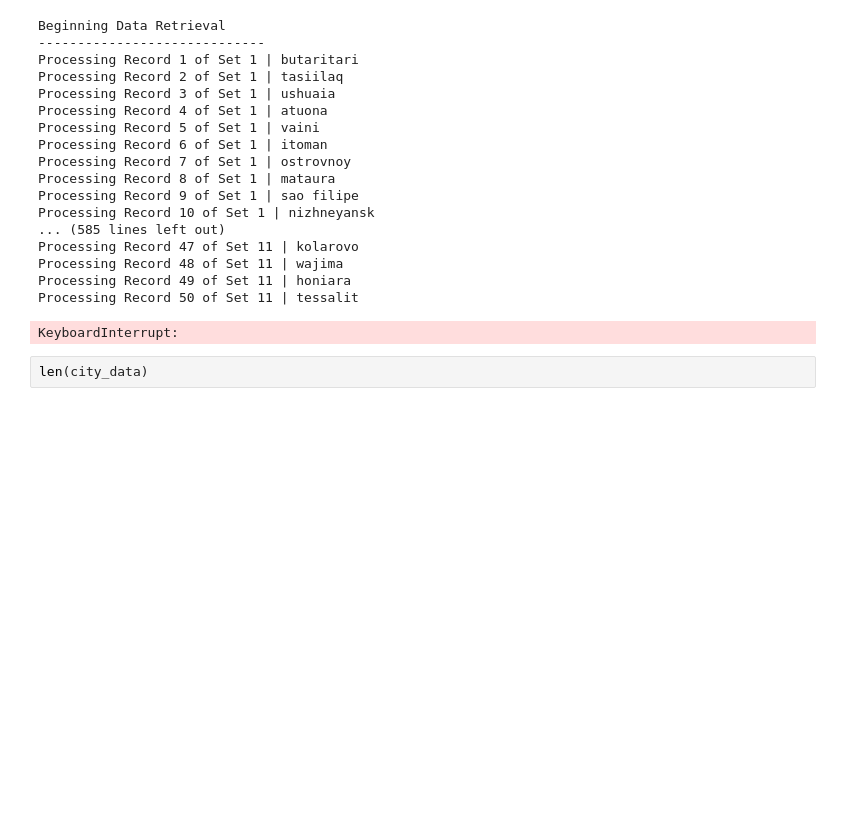
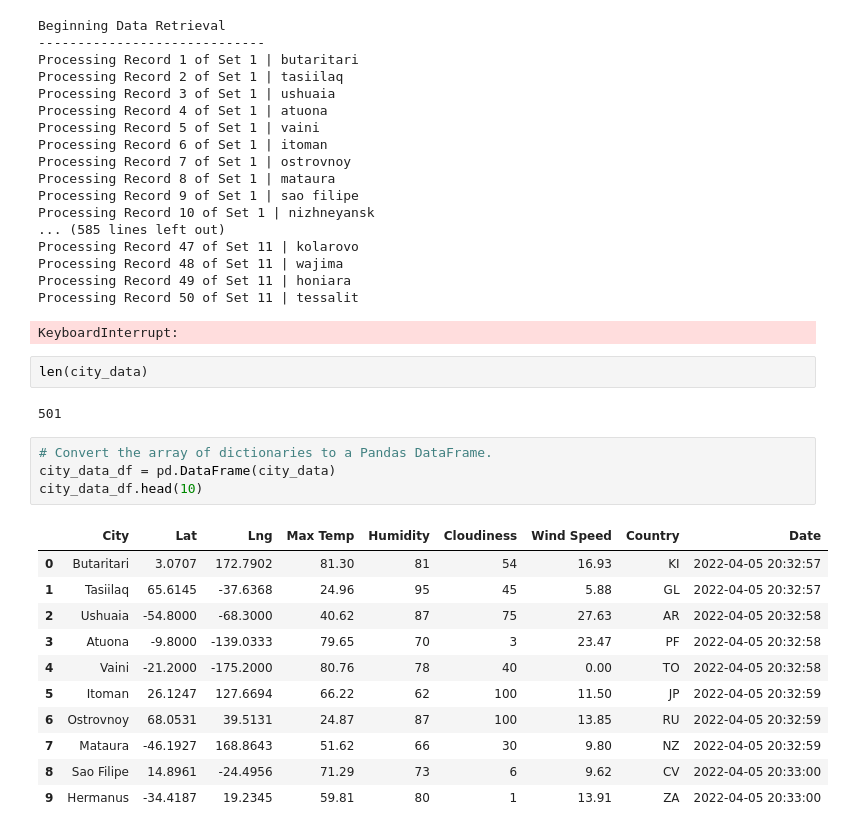
Before and after one commit to ericng921/World_Weather_Analysis, a Jupyter notebook: WeatherPy.ipynb, the cells around one changed output. Cells and saved outputs as stored; diff of their text form; blank space fills up the shorter version.

```diff
--- a/WeatherPy.ipynb
+++ b/WeatherPy.ipynb
@@ -123,5 +123,23 @@ Processing Record 48 of Set 11 | wajima
 Processing Record 49 of Set 11 | honiara
 Processing Record 50 of Set 11 | tessalit
 KeyboardInterrupt:
-# %%
-len(city_data)
+# %%
+len(city_data)
+# %% [output]
+501
+# %%
+# Convert the array of dictionaries to a Pandas DataFrame.
+city_data_df = pd.DataFrame(city_data)
+city_data_df.head(10)
+# %% [output]
+|  | City | Lat | Lng | Max Temp | Humidity | Cloudiness | Wind Speed | Country | Date |
+| 0 | Butaritari | 3.0707 | 172.7902 | 81.30 | 81 | 54 | 16.93 | KI | 2022-04-05 20:32:57 |
+| 1 | Tasiilaq | 65.6145 | -37.6368 | 24.96 | 95 | 45 | 5.88 | GL | 2022-04-05 20:32:57 |
+| 2 | Ushuaia | -54.8000 | -68.3000 | 40.62 | 87 | 75 | 27.63 | AR | 2022-04-05 20:32:58 |
+| 3 | Atuona | -9.8000 | -139.0333 | 79.65 | 70 | 3 | 23.47 | PF | 2022-04-05 20:32:58 |
+| 4 | Vaini | -21.2000 | -175.2000 | 80.76 | 78 | 40 | 0.00 | TO | 2022-04-05 20:32:58 |
+| 5 | Itoman | 26.1247 | 127.6694 | 66.22 | 62 | 100 | 11.50 | JP | 2022-04-05 20:32:59 |
+| 6 | Ostrovnoy | 68.0531 | 39.5131 | 24.87 | 87 | 100 | 13.85 | RU | 2022-04-05 20:32:59 |
+| 7 | Mataura | -46.1927 | 168.8643 | 51.62 | 66 | 30 | 9.80 | NZ | 2022-04-05 20:32:59 |
+| 8 | Sao Filipe | 14.8961 | -24.4956 | 71.29 | 73 | 6 | 9.62 | CV | 2022-04-05 20:33:00 |
+| 9 | Hermanus | -34.4187 | 19.2345 | 59.81 | 80 | 1 | 13.91 | ZA | 2022-04-05 20:33:00 |
```
Also changed, not shown: parts of 4 cells of this notebook, 4 other files.
